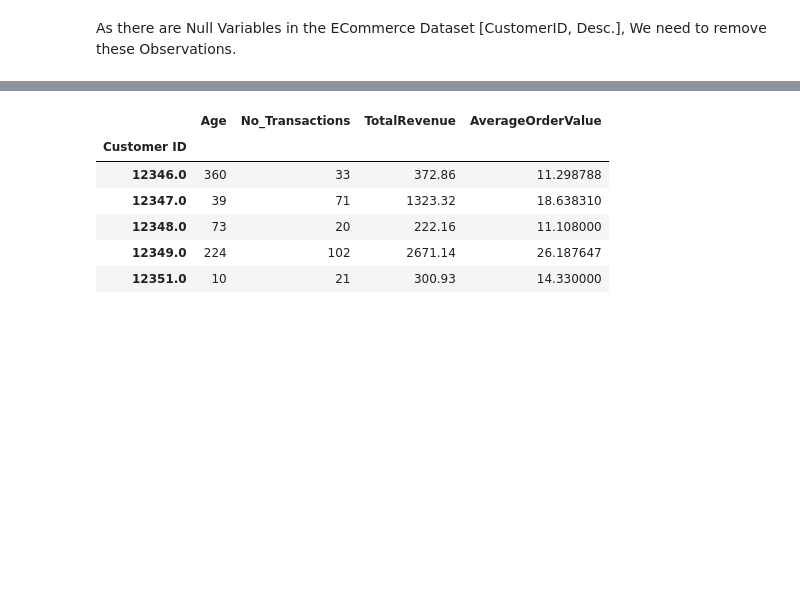
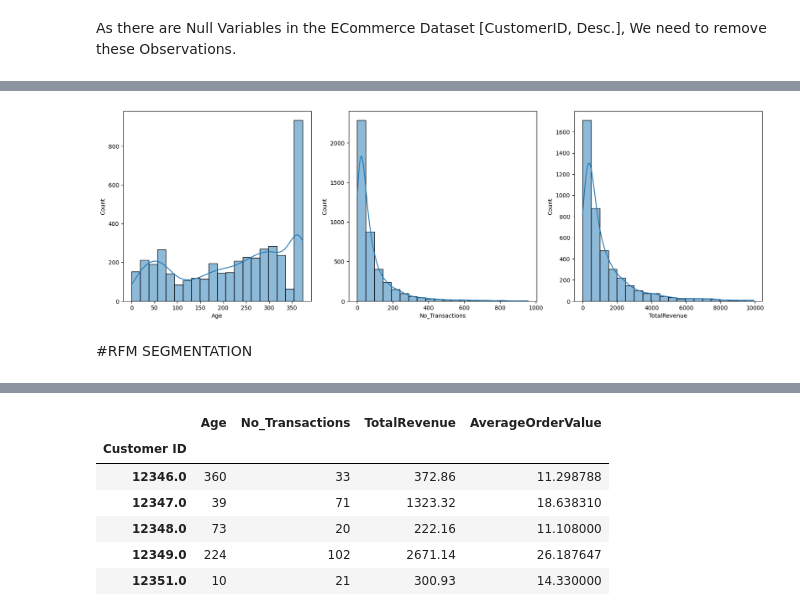
Before and after one commit to jatbhoir/Customer-Lifetime-Value, a Jupyter notebook: EVA_Case_Study_CLV.ipynb, the cells around one changed output, grey strips where cells are left out. Drawn from its saved outputs; the diff is of its cells as text; code cells hidden in the pictures; blank space fills up the shorter version.

```diff
--- a/EVA_Case_Study_CLV.ipynb
+++ b/EVA_Case_Study_CLV.ipynb
@@ -118,0 +137,13 @@ data
+# %%
+# Distributions of Recency, Frequency, and Monetary features
+# Here we will filter out the extreme values in the Frequency and Monetary columns to avoid the skewness the distribution
+fig, ax = plt.subplots(1, 3, figsize=(20, 6))
+
+sns.histplot(data.Age, bins = 20, ax = ax[0], kde = True)
+sns.histplot(data[data['No_Transactions']<1000]['No_Transactions'], bins= 20, ax = ax[1], kde = True)
+sns.histplot(data[data['TotalRevenue']<10000]['TotalRevenue'], bins= 20, ax = ax[2], kde = True)
+plt.show()
+# %% [output]
+[figure, added]
+# %% [markdown]
+#RFM SEGMENTATION
```
Also changed, not shown: parts of 30 cells of this notebook.
